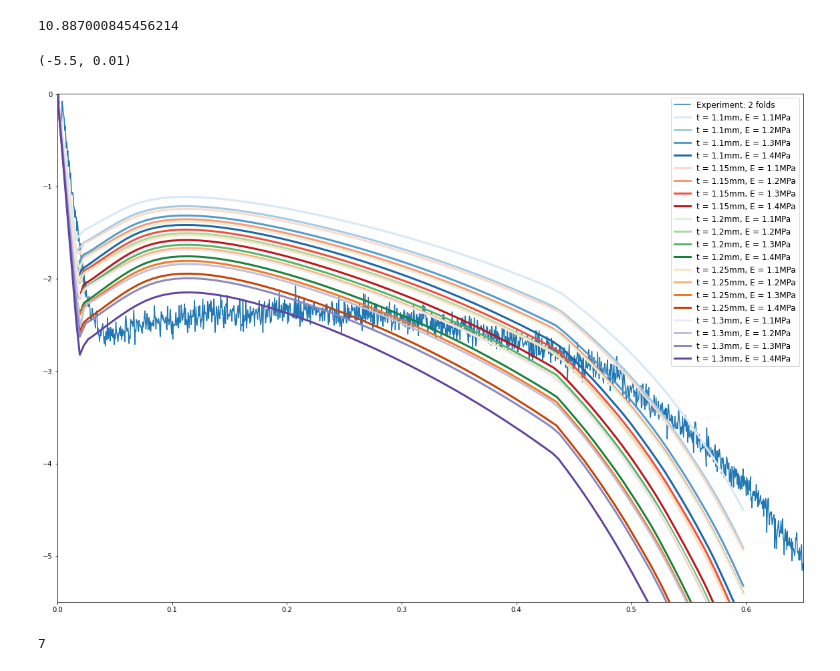
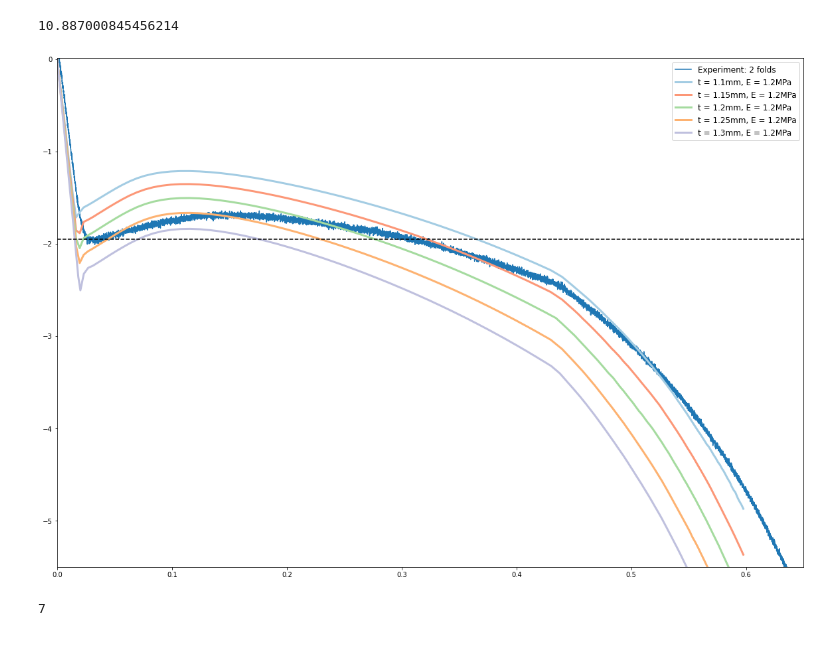
Before and after one commit to bertoldi-collab/buckling-cylinders, a Jupyter notebook: two_folds_compare.ipynb, the cells around one changed output. Saved outputs shown, nothing was run; the diff lists cells and outputs as text; code cells hidden in the pictures.

```diff
--- a/two_folds_compare.ipynb
+++ b/two_folds_compare.ipynb
@@ -4,7 +4,7 @@ import matplotlib.pyplot as plt
 import os
 from scipy.signal import savgol_filter
 # %%
-data_all = np.loadtxt('exp_results/PV_2f_Fig1_exp.csv', skiprows = 2, delimiter = ',')
+data_all = np.loadtxt('exp_results/PV_2folds_R9_1p2.csv', skiprows = 2, delimiter = ',', usecols = tuple(range(7)))
 vol_all = data_all[:,0]
 pressure_all = np.mean(data_all[:,1:], axis = 1)
 
@@ -23,39 +23,42 @@ E_try = [1.1, 1.2, 1.3, 1.4]
 t_try = [1.1, 1.15, 1.2, 1.25, 1.3]
 
 # fig, ax = plt.subplots(figsize = (14,10))
-fig, ax = plt.subplots(figsize = (20,14))
+fig, ax = plt.subplots(figsize = (16,11), constrained_layout = True)
 # for i in range(1,np.shape(data_all)[1]):
 #     ax.plot(vol_all/vol_0, data_all[:,i])
 
-initial_idx = 500
+initial_idx = 550
+p_cr = 1.8
 
 ax.plot(vol_all/vol_0, pressure_all, label = 'Experiment: 2 folds')
 
 # ax.plot(vol_all/vol_0, np.mean(data_all[:,1:4], axis = 1), alpha = 0.4)
 # ax.plot(vol_all/vol_0, np.mean(data_all[:,4:6], axis = 1), alpha = 0.4)
 # ax.plot(vol_all/vol_0, np.mean(data_all[:,6:], axis = 1), alpha = 0.4)
 
 cmap_all = ['Blues', 'Reds','Greens', 'Oranges', 'Purples', 'YlOrBr', 'BuGn', 'PuRd']
 
 for i,t in enumerate(t_try):
     for j,E in enumerate(E_try):
-        if E >= 1.1:
+        if E == 1.2:
             idx_cur = initial_idx + len(t_try)*j + i
             data_cur = np.loadtxt(f'data_out/2fold-fitting-{idx_cur}_pcav_cvol.txt')
             vol_norm = -(data_cur[:,0] - data_cur[0,0])/data_cur[0,0]
             pressure_kpa = data_cur[:,1] * 1e3
             # print(data_cur[0,0])
 
             color_plot = plt.get_cmap(cmap_all[i])((j/(len(t_try) - 1))*0.85 + 0.15)
             ax.plot(vol_norm,pressure_kpa, label = f't = {t}mm, E = {E}MPa', color = color_plot,
                 linewidth = 3)
 
+ax.hlines(-1.95, 0, 0.7, 'k', '--')
 ax.legend(loc = 'best', fontsize = 12)
 ax.set_xlim(left = 0, right = 0.65)
 ax.set_ylim(top = 0.01, bottom = -5.5)
+
+fig.savefig('scream yi/2folds_fitting.png', facecolor = 'white')
 # %% [output]
-(-5.5, 0.01)
-[figure, old version]
+[figure, new version]
 # %%
 np.shape(data_all[:,1:])[1]
 # %% [output]
```
Also changed, not shown: 29 other files.
